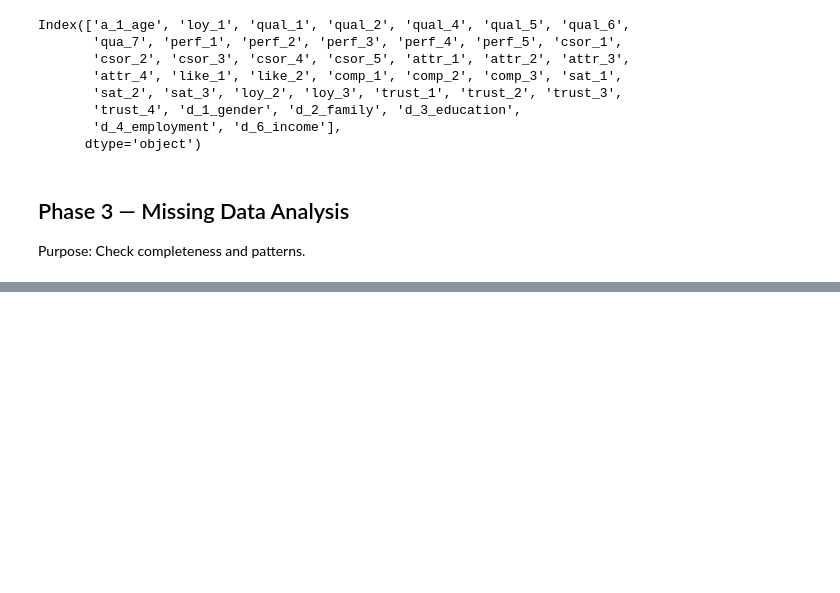
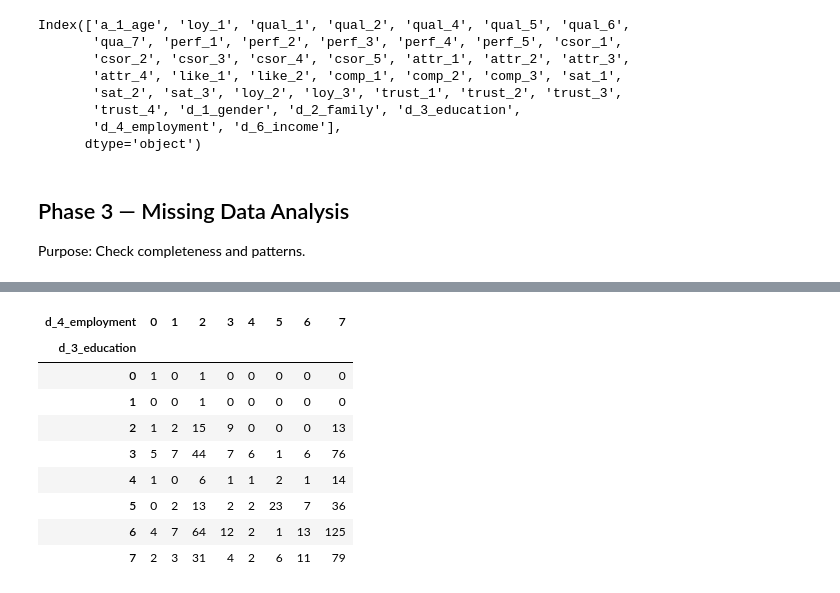
Before and after one commit to Emigbanam/Bank-customer-survey-eda, a Jupyter notebook: Bank Customer Survey - EDA.ipynb, the cells around one changed output, grey strips where cells are left out. Cells and saved outputs as stored; diff of their text form; code cells hidden in the pictures; blank space fills up the shorter version.

```diff
--- a/Bank Customer Survey - EDA.ipynb
+++ b/Bank Customer Survey - EDA.ipynb
@@ -96,0 +144,14 @@ Purpose: Check completeness and patterns.
+# %%
+# 10. Cross-tab example: Education vs Employment
+pd.crosstab(bank_df['d_3_education'], bank_df['d_4_employment'])
+# %% [output]
+| d_4_employment | 0 | 1 | 2 | 3 | 4 | 5 | 6 | 7 |
+| d_3_education |  |  |  |  |  |  |  |  |
+| 0 | 1 | 0 | 1 | 0 | 0 | 0 | 0 | 0 |
+| 1 | 0 | 0 | 1 | 0 | 0 | 0 | 0 | 0 |
+| 2 | 1 | 2 | 15 | 9 | 0 | 0 | 0 | 13 |
+| 3 | 5 | 7 | 44 | 7 | 6 | 1 | 6 | 76 |
+| 4 | 1 | 0 | 6 | 1 | 1 | 2 | 1 | 14 |
+| 5 | 0 | 2 | 13 | 2 | 2 | 23 | 7 | 36 |
+| 6 | 4 | 7 | 64 | 12 | 2 | 1 | 13 | 125 |
+| 7 | 2 | 3 | 31 | 4 | 2 | 6 | 11 | 79 |
```
Also changed, not shown: parts of 5 cells of this notebook.
